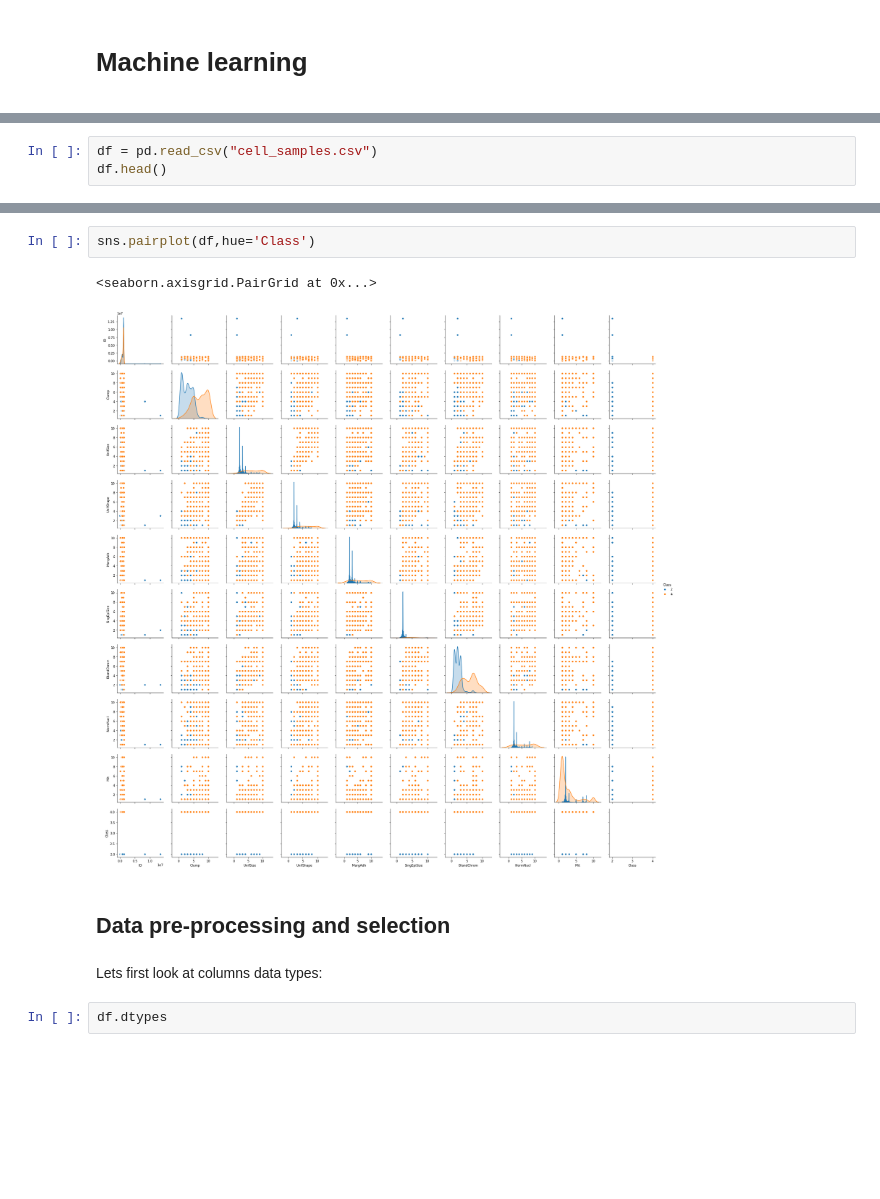
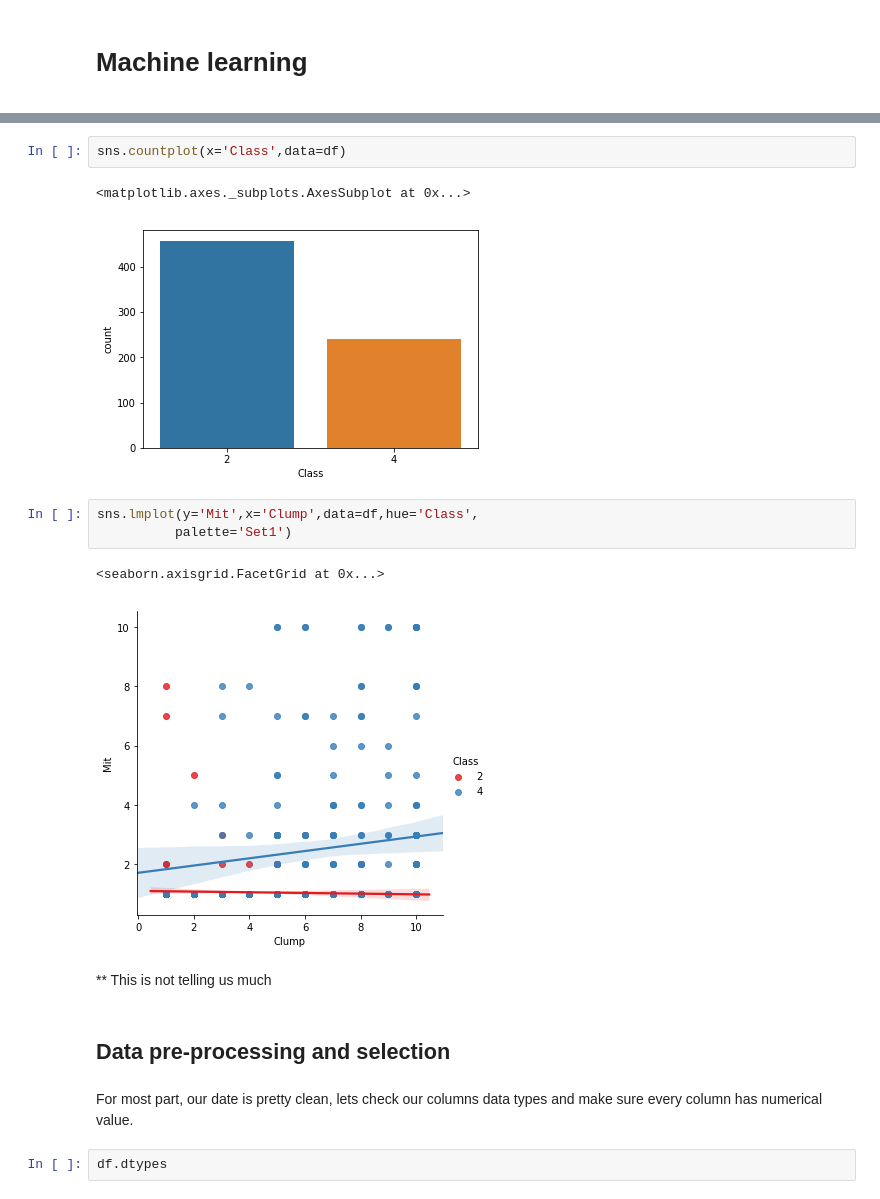
Before and after one commit to Lemlemayele/Data-Science, a Jupyter notebook: Machine Learing SVM-cancer.ipynb, the cells around one changed output, grey strips where cells are left out. Drawn from its saved outputs; the diff is of its cells as text; blank space fills up the shorter version.

```diff
--- a/Machine Learing SVM-cancer.ipynb
+++ b/Machine Learing SVM-cancer.ipynb
@@ -72,3 +63,0 @@ Saving to: ‘cell_samples.csv’
-# %%
-df = pd.read_csv("cell_samples.csv")
-df.head()
@@ -94,12 +101,20 @@ plt.show()
+# %%
+sns.countplot(x='Class',data=df)
+# %% [output]
+<matplotlib.axes._subplots.AxesSubplot at 0x...>
+[figure, added]
 # %%
-sns.pairplot(df,hue='Class')
+sns.lmplot(y='Mit',x='Clump',data=df,hue='Class',
+          palette='Set1')
 # %% [output]
-<seaborn.axisgrid.PairGrid at 0x...>
+<seaborn.axisgrid.FacetGrid at 0x...>
-[figure, old version]
+[figure, new version]
+# %% [markdown]
+** This is not telling us much
 # %% [markdown]
 ## Data pre-processing and selection
-# %% [markdown]
-Lets first look at columns data types:
+# %% [markdown]
+For most part, our date is pretty clean, lets check our columns data types and make sure every column has numerical value.
 # %%
 df.dtypes
 # %% [output]
```
Also changed, not shown: parts of 73 cells of this notebook.
